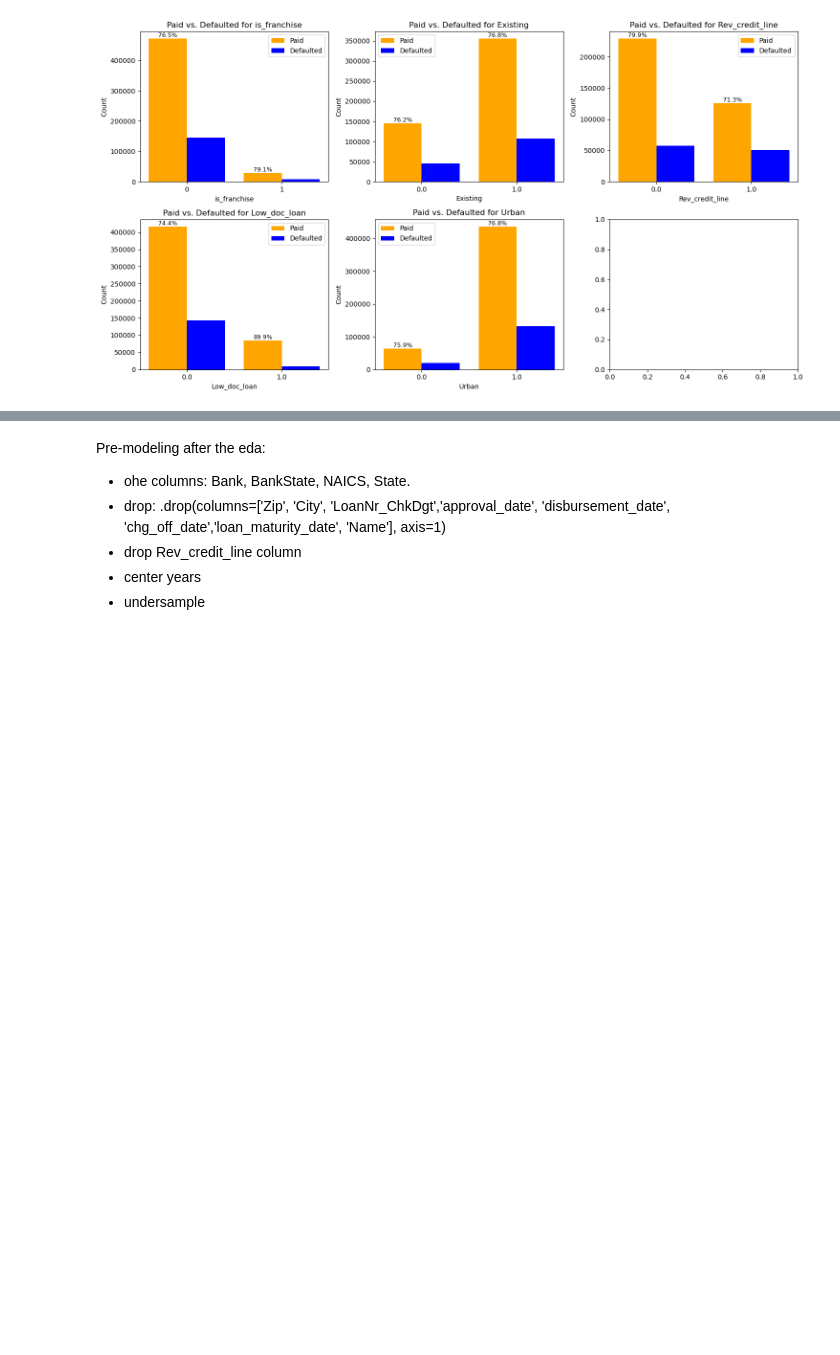
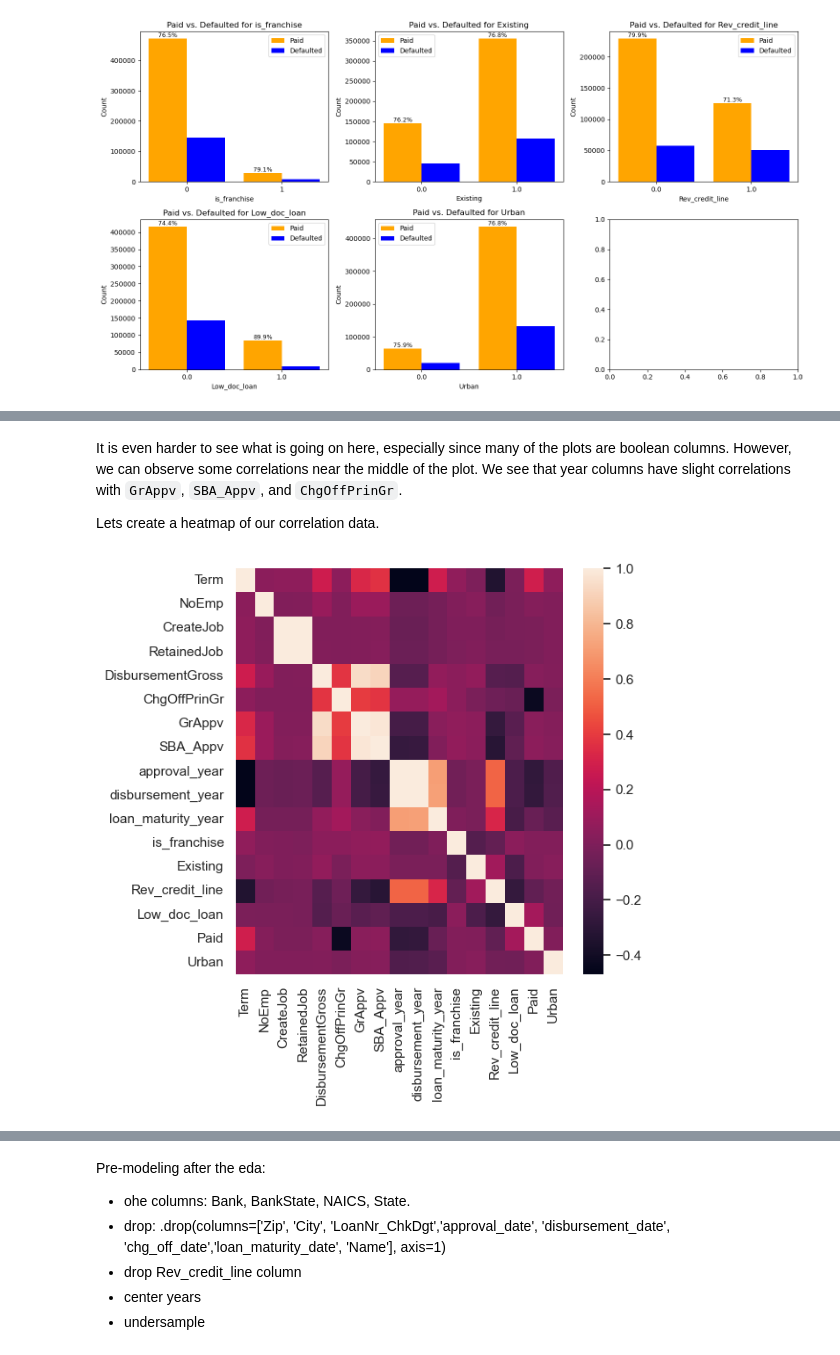
Before and after one commit to joshuaedelstein15/Loan_default, a Jupyter notebook: notebook.ipynb, the cells around one changed output, grey strips where cells are left out. Drawn from its saved outputs; the diff is of its cells as text; code cells hidden in the pictures; blank space fills up the shorter version.

```diff
--- a/notebook.ipynb
+++ b/notebook.ipynb
@@ -911,0 +971,10 @@ For most of the graphs here the paid percentage is the same for each category. H
+# %% [markdown]
+It is even harder to see what is going on here, especially since many of the plots are boolean columns. However, we can observe some correlations near the middle of the plot. We see that year columns have slight correlations with `GrAppv`, `SBA_Appv`, and `ChgOffPrinGr`.
+
+Lets create a heatmap of our correlation data.
+# %%
+sns.set(rc = {'figure.figsize':(6,6)})
+
+sns.heatmap(numeric_cols.corr());
+# %% [output]
+[figure, added]
```
Also changed, not shown: parts of 34 cells of this notebook.
